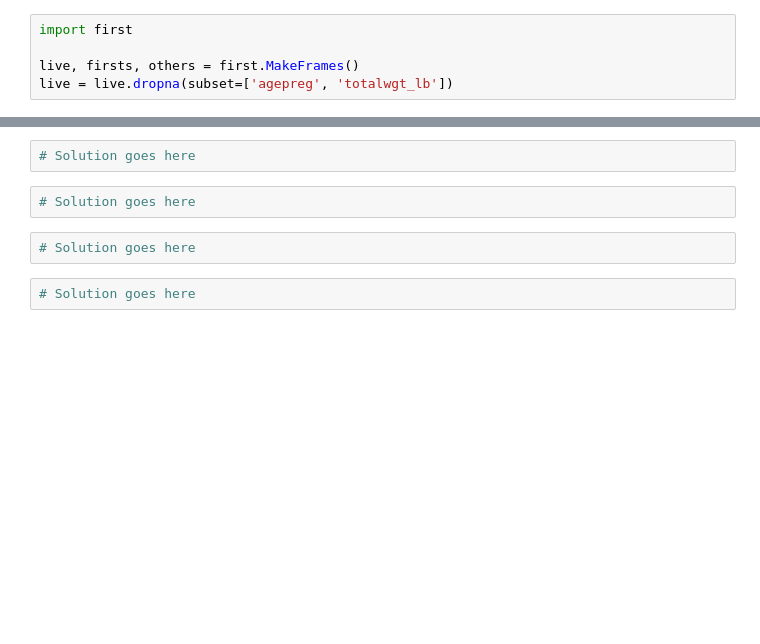
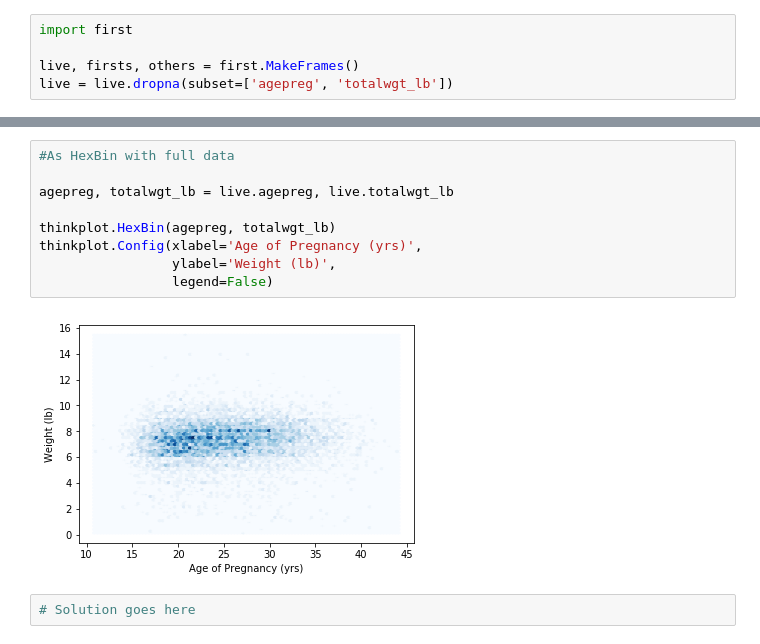
Before and after one commit to ijmiller2/ThinkStats2, a Jupyter notebook: code/chap07ex.ipynb, the cells around one changed output, grey strips where cells are left out. Cells and saved outputs as stored; diff of their text form; blank space fills up the shorter version.

```diff
--- a/code/chap07ex.ipynb
+++ b/code/chap07ex.ipynb
@@ -315,8 +334,13 @@ live = live.dropna(subset=['agepreg', 'totalwgt_lb'])
+# %%
+#As HexBin with full data
+
+agepreg, totalwgt_lb = live.agepreg, live.totalwgt_lb
+
+thinkplot.HexBin(agepreg, totalwgt_lb)
+thinkplot.Config(xlabel='Age of Pregnancy (yrs)',
+                 ylabel='Weight (lb)',
+                 legend=False)
+# %% [output]
+[figure, added]
 # %%
 # Solution goes here
-# %%
-# Solution goes here
-# %%
-# Solution goes here
-# %%
-# Solution goes here
```
Also changed, not shown: parts of 20 cells of this notebook.
